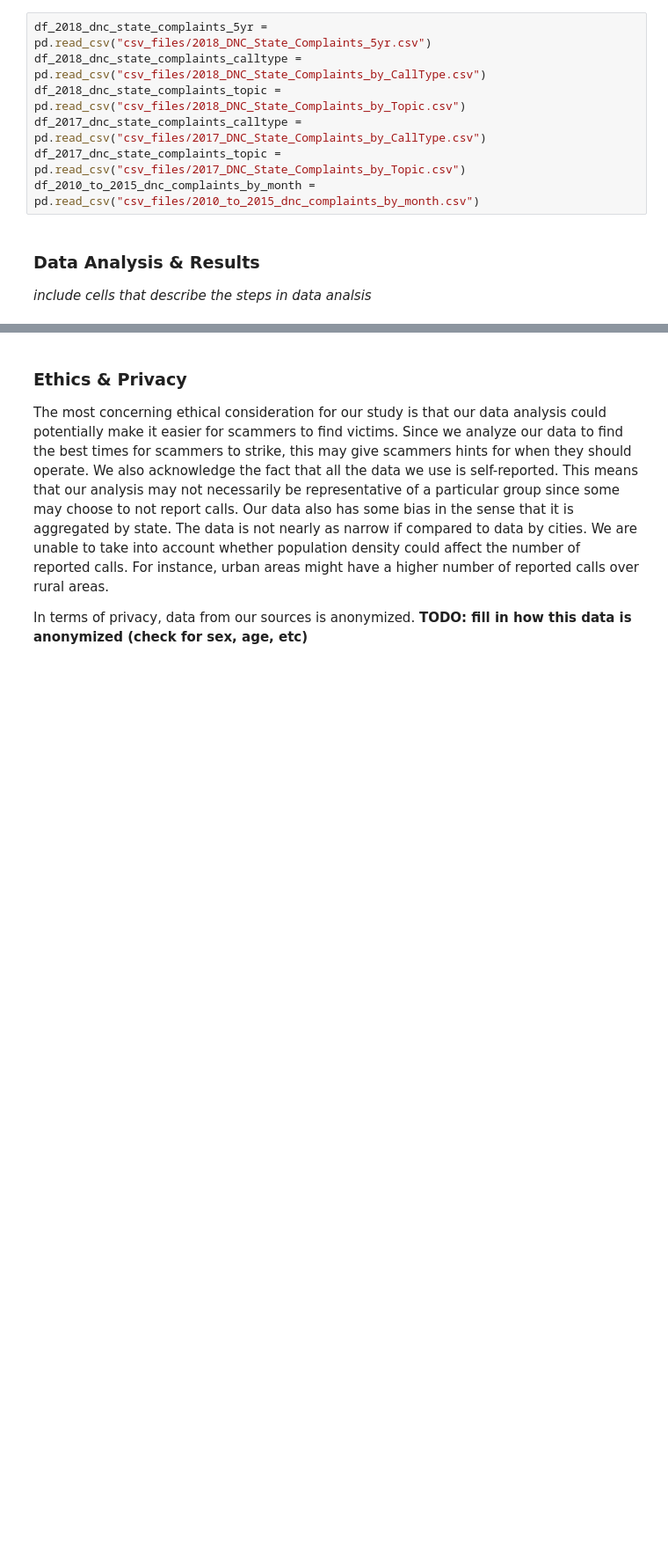
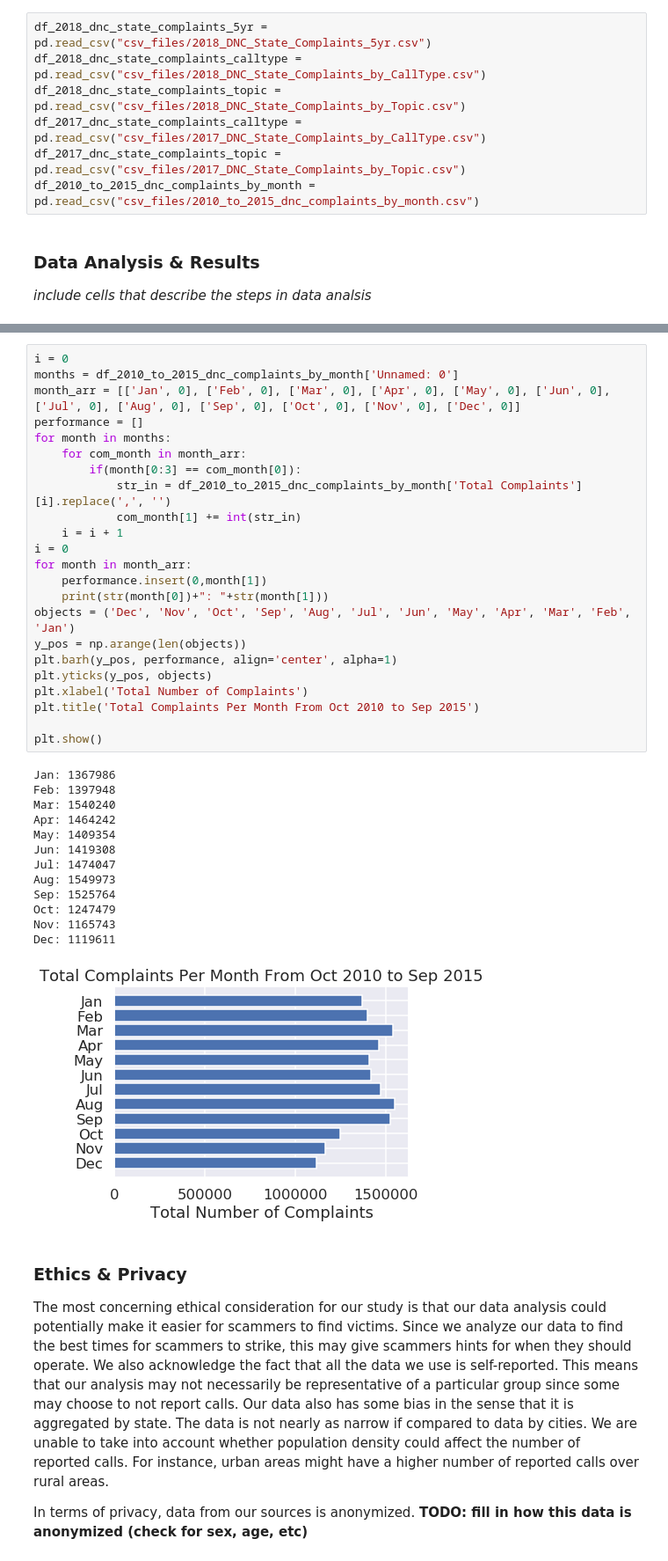
Before and after one commit to DannyFung97/nigerian-princes, a Jupyter notebook: Final Project Notebook.ipynb, the cells around one changed output, grey strips where cells are left out. Shown at 88% size. Drawn from its saved outputs; the diff is of its cells as text; blank space fills up the shorter version.

Commit message:
Created bar chart

```diff
--- a/Final Project Notebook.ipynb
+++ b/Final Project Notebook.ipynb
@@ -89,3 +98,40 @@ df_2010_to_2015_dnc_complaints_by_month = pd.read_csv("csv_files/2010_to_2015_dn
+# %%
+i = 0
+months = df_2010_to_2015_dnc_complaints_by_month['Unnamed: 0']
+month_arr = [['Jan', 0], ['Feb', 0], ['Mar', 0], ['Apr', 0], ['May', 0], ['Jun', 0], ['Jul', 0], ['Aug', 0], ['Sep', 0], ['Oct', 0], ['Nov', 0], ['Dec', 0]]
+performance = []
+for month in months:
+    for com_month in month_arr:
+        if(month[0:3] == com_month[0]):
+            str_in = df_2010_to_2015_dnc_complaints_by_month['Total Complaints'][i].replace(',', '')
+            com_month[1] += int(str_in)
+    i = i + 1
+i = 0
+for month in month_arr:
+    performance.insert(0,month[1])
+    print(str(month[0])+": "+str(month[1]))
+objects = ('Dec', 'Nov', 'Oct', 'Sep', 'Aug', 'Jul', 'Jun', 'May', 'Apr', 'Mar', 'Feb', 'Jan')
+y_pos = np.arange(len(objects))
+plt.barh(y_pos, performance, align='center', alpha=1)
+plt.yticks(y_pos, objects)
+plt.xlabel('Total Number of Complaints')
+plt.title('Total Complaints Per Month From Oct 2010 to Sep 2015')
+
+plt.show()
+# %% [output]
+Jan: 1367986
+Feb: 1397948
+Mar: 1540240
+Apr: 1464242
+May: 1409354
+Jun: 1419308
+Jul: 1474047
+Aug: 1549973
+Sep: 1525764
+Oct: 1247479
+Nov: 1165743
+Dec: 1119611
+[figure, added]
 # %% [markdown]
 ### Ethics & Privacy
 The most concerning ethical consideration for our study is that our data analysis could potentially make it easier for scammers to find victims. Since we analyze our data to find the best times for scammers to strike, this may give scammers hints for when they should operate. We also acknowledge the fact that all the data we use is self-reported. This means that our analysis may not necessarily be representative of a particular group since some may choose to not report calls. Our data also has some bias in the sense that it is aggregated by state. The data is not nearly as narrow if compared to data by cities. We are unable to take into account whether population density could affect the number of reported calls. For instance, urban areas might have a higher number of reported calls over rural areas.
```
Also changed, not shown: parts of 2 cells of this notebook.
